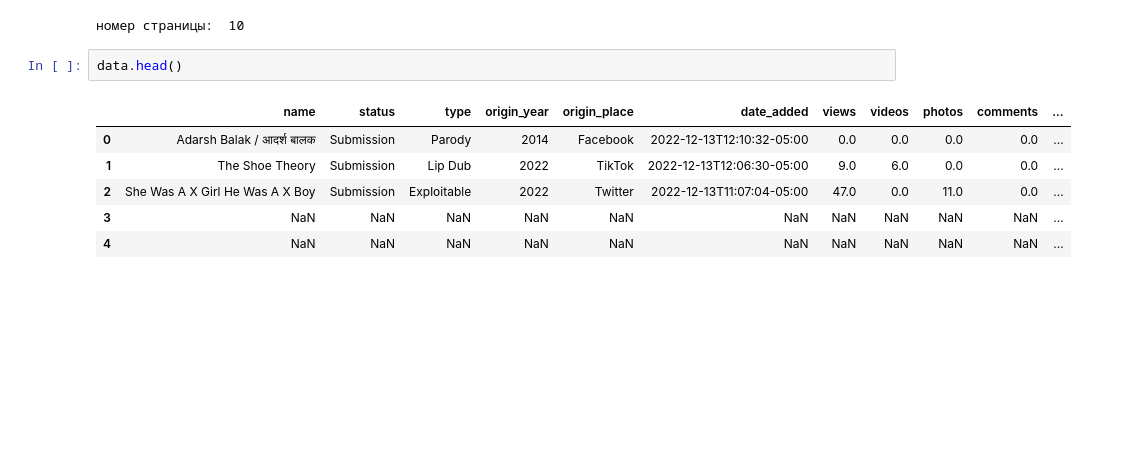
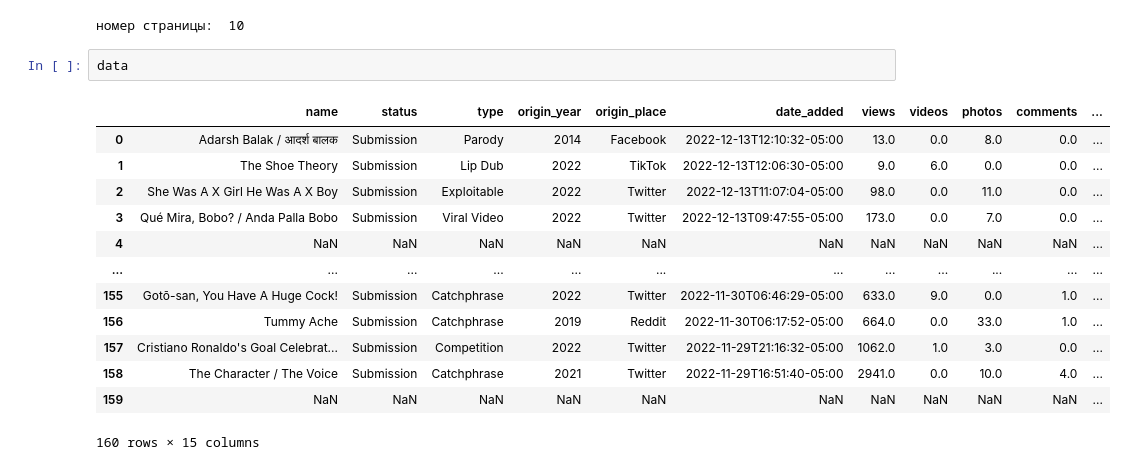
Before and after one commit to WhiteNivis/projects, a Jupyter notebook: parsing_memes/parsing_memes.ipynb, the cells around one changed output. Cells and saved outputs as stored; diff of their text form; blank space fills up the shorter version.

```diff
--- a/parsing_memes/parsing_memes.ipynb
+++ b/parsing_memes/parsing_memes.ipynb
@@ -463,11 +438,18 @@ for page_number in range(PAGE_START, PAGE_END+1):
 номер страницы:  9
 номер страницы:  10
 # %%
-data.head()
+data
 # %% [output]
 |  | name | status | type | origin_year | origin_place | date_added | views | videos | photos | comments | ... |
-| 0 | Adarsh Balak / आदर्श बालक | Submission | Parody | 2014 | Facebook | 2022-12-13T12:10:32-05:00 | 0.0 | 0.0 | 0.0 | 0.0 | ... |
+| 0 | Adarsh Balak / आदर्श बालक | Submission | Parody | 2014 | Facebook | 2022-12-13T12:10:32-05:00 | 13.0 | 0.0 | 8.0 | 0.0 | ... |
 | 1 | The Shoe Theory | Submission | Lip Dub | 2022 | TikTok | 2022-12-13T12:06:30-05:00 | 9.0 | 6.0 | 0.0 | 0.0 | ... |
-| 2 | She Was A X Girl He Was A X Boy | Submission | Exploitable | 2022 | Twitter | 2022-12-13T11:07:04-05:00 | 47.0 | 0.0 | 11.0 | 0.0 | ... |
-| 3 | NaN | NaN | NaN | NaN | NaN | NaN | NaN | NaN | NaN | NaN | ... |
+| 2 | She Was A X Girl He Was A X Boy | Submission | Exploitable | 2022 | Twitter | 2022-12-13T11:07:04-05:00 | 98.0 | 0.0 | 11.0 | 0.0 | ... |
+| 3 | Qué Mira, Bobo? / Anda Palla Bobo | Submission | Viral Video | 2022 | Twitter | 2022-12-13T09:47:55-05:00 | 173.0 | 0.0 | 7.0 | 0.0 | ... |
 | 4 | NaN | NaN | NaN | NaN | NaN | NaN | NaN | NaN | NaN | NaN | ... |
+| ... | ... | ... | ... | ... | ... | ... | ... | ... | ... | ... | ... |
+| 155 | Gotō-san, You Have A Huge Cock! | Submission | Catchphrase | 2022 | Twitter | 2022-11-30T06:46:29-05:00 | 633.0 | 9.0 | 0.0 | 1.0 | ... |
+| 156 | Tummy Ache | Submission | Catchphrase | 2019 | Reddit | 2022-11-30T06:17:52-05:00 | 664.0 | 0.0 | 33.0 | 1.0 | ... |
+| 157 | Cristiano Ronaldo's Goal Celebrat... | Submission | Competition | 2022 | Twitter | 2022-11-29T21:16:32-05:00 | 1062.0 | 1.0 | 3.0 | 0.0 | ... |
+| 158 | The Character / The Voice | Submission | Catchphrase | 2021 | Twitter | 2022-11-29T16:51:40-05:00 | 2941.0 | 0.0 | 10.0 | 4.0 | ... |
+| 159 | NaN | NaN | NaN | NaN | NaN | NaN | NaN | NaN | NaN | NaN | ... |
+160 rows × 15 columns
```
Also changed, not shown: parts of 5 cells of this notebook, 1 other file.
